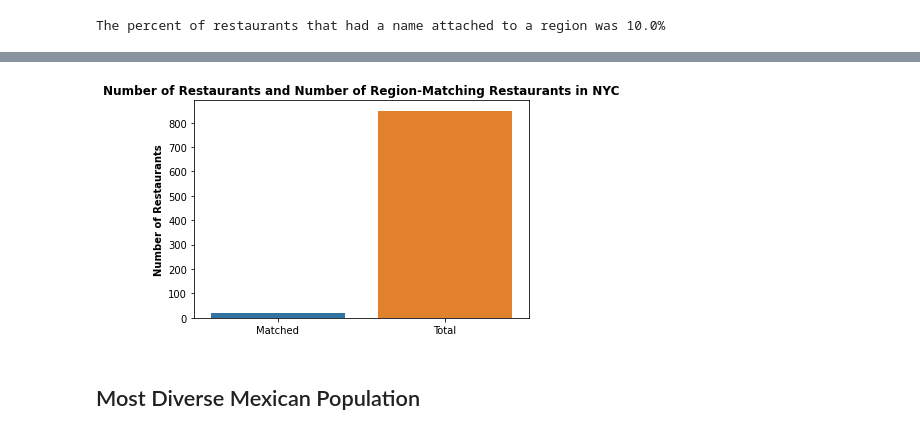
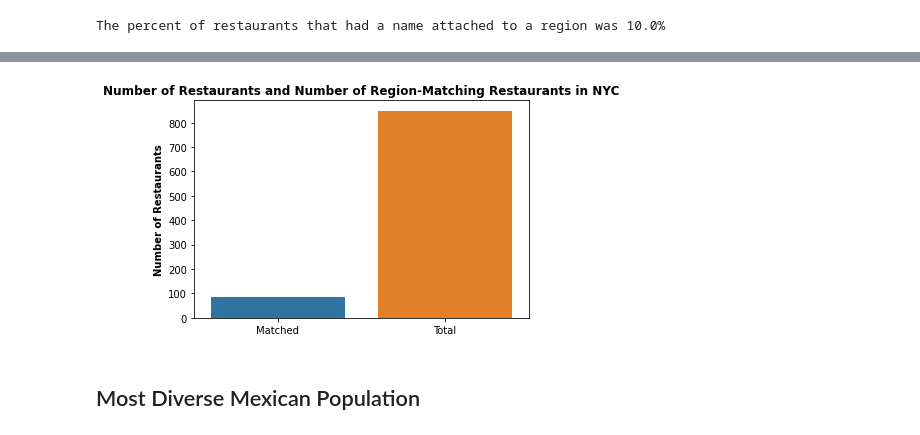
Before and after one commit to gregfeliu/Mexican_Immigration_Through_Restaurant_Names, a Jupyter notebook: Analysis.ipynb, the cells around one changed output, grey strips where cells are left out. Drawn from its saved outputs; the diff is of its cells as text; code cells hidden in the pictures.

```diff
--- a/Analysis.ipynb
+++ b/Analysis.ipynb
@@ -299,15 +319,15 @@ print(f"The percent of restaurants that had a name attached to a region was {rou
 # %% [output]
 The percent of restaurants that had a name attached to a region was 10.0%
 # %%
-ax = sns.barplot(x=['Matched', 'Total'], y=[20, 849])
+ax = sns.barplot(x=['Matched', 'Total'], y=[86, 849])
 ax.set_title('Number of Restaurants and Number of Region-Matching Restaurants in NYC', fontsize='large', fontweight='bold')
 ax.set_ylabel("Number of Restaurants", fontweight='bold')
 plt.show()
 # plt.savefig("./my_saved_data/Matched_restaurants_vs_total.png", pad_inches='tight')
 # %% [output]
 [interactive output not drawn]
 [interactive output not drawn]
-[figure, old version]
+[figure, new version]
 # %% [markdown]
 ## Most Diverse Mexican Population
 # %%
```
Also changed, not shown: parts of 15 cells of this notebook, 1 other file.
